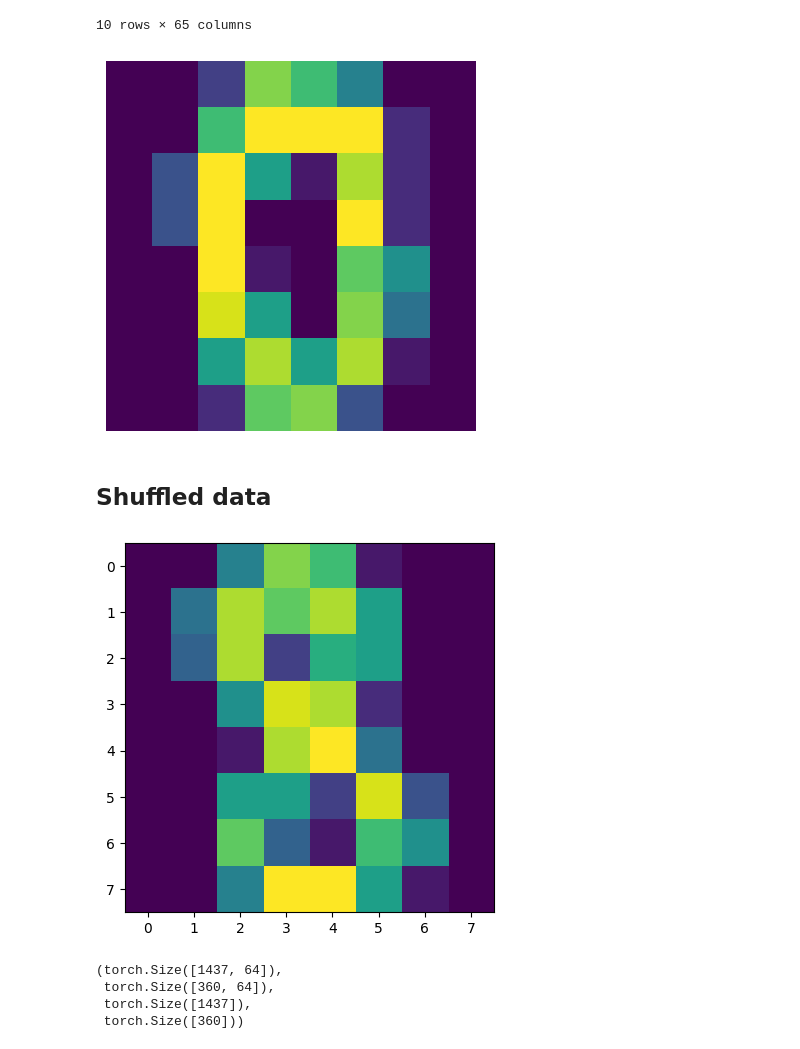
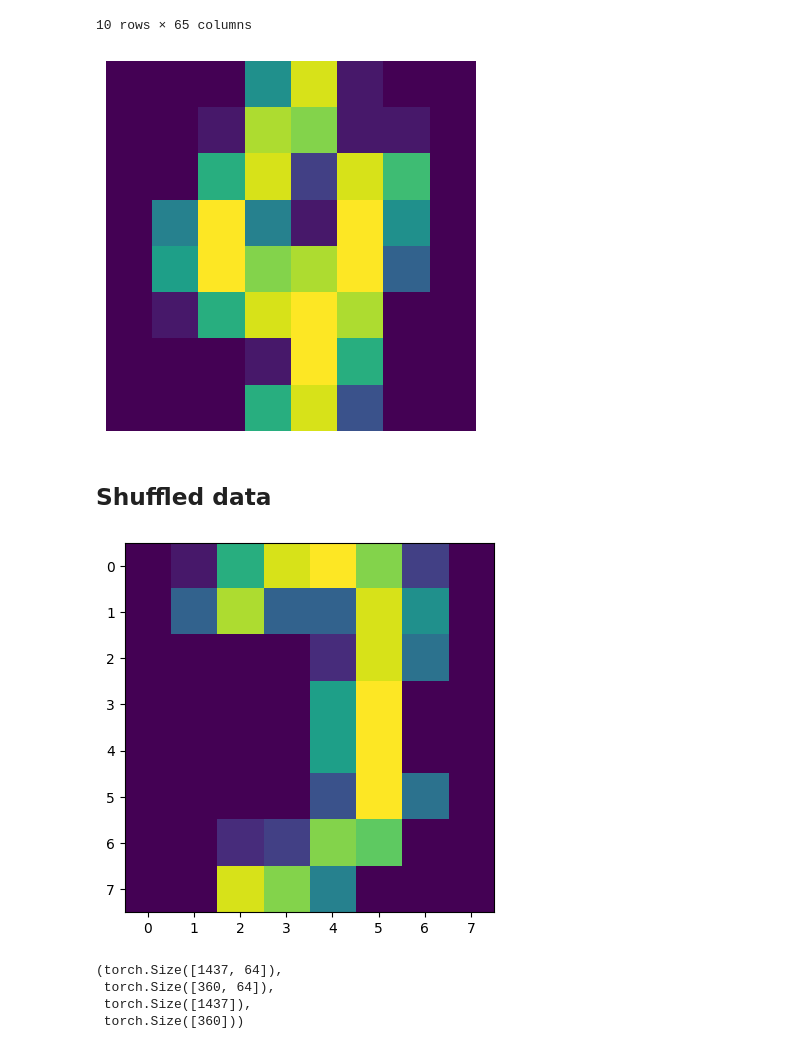
Before and after one commit to jaychotaliya987/Lecture, a Jupyter notebook: 4.ImageClassification.ipynb, the cells around one changed output. Cells and saved outputs as stored; diff of their text form; code cells hidden in the pictures.

```diff
--- a/4.ImageClassification.ipynb
+++ b/4.ImageClassification.ipynb
@@ -29,29 +29,27 @@ digits_df.head(10)
 10 rows × 65 columns
 # %%
 fig, axes = plt.subplots()
-axes.imshow(digits.images[20])
+axes.imshow(digits.images[14])
 axes.axis('off')
 plt.show()
 # %% [output]
-[figure, old version]
+[figure, new version]
 # %%
 X = digits.data
 y = digits.target
+# %% [markdown]
+## Shuffled data
 # %%
 #training and test split
 
 from sklearn.model_selection import train_test_split
 X_train, X_test, y_train, y_test = train_test_split(X, y, test_size=0.2, random_state=42, shuffle=True)
-# %% [markdown]
-## Shuffled data
 # %%
-import numpy as np
-
 fig, ax = plt.subplots()
-ax.imshow(X_train[25].reshape(8,8))
+ax.imshow(X_train[100].reshape(8,8))
 plt.show()
 # %% [output]
-[figure, old version]
+[figure, new version]
 # %%
 X_train, X_test, y_train, y_test = torch.tensor(X_train, dtype=torch.float), torch.tensor(X_test, dtype=torch.float), torch.tensor(y_train), torch.tensor(y_test)
 # %%
```
Also changed, not shown: parts of 3 cells of this notebook, 5 other files.
